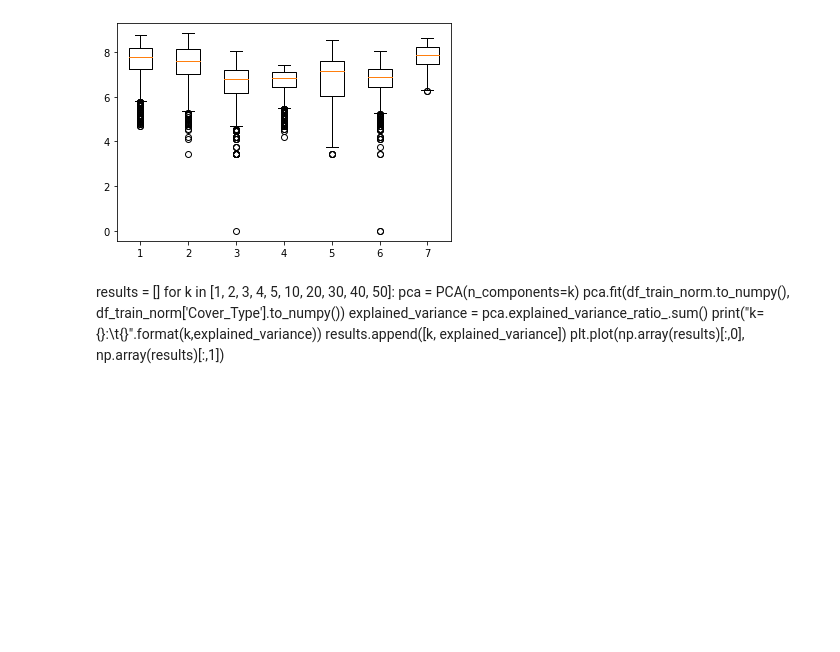
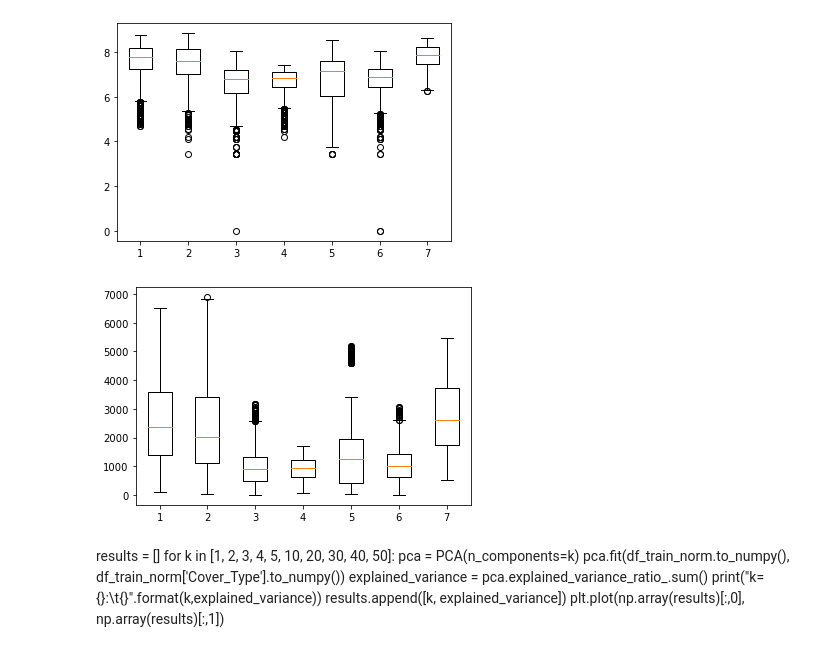
Before and after one commit to vishpillai123/w207_final_project_bwp, a Jupyter notebook: kevin/Project.ipynb, the cells around one changed output. Cells and saved outputs as stored; diff of their text form; code cells hidden in the pictures; blank space fills up the shorter version.

```diff
--- a/kevin/Project.ipynb
+++ b/kevin/Project.ipynb
@@ -74,12 +94,21 @@ df_train_norm[col_normalize] = normalize(df_train[col_normalize])
 # %%
-# l = []
-# for cover in sorted(df_train_norm.Cover_Type.unique()):
-#     l.append( [math.log(v+1) for v,k in zip(df_train_norm['Horizontal_Distance_To_Roadways'],df_train_norm['Cover_Type']) if k==cover]
-#             )
-# plt.boxplot(l)
-# plt.show()
+l = []
+for cover in sorted(df_train_norm.Cover_Type.unique()):
+    l.append( [math.log(v+1) for v,k in zip(df_train_norm['Horizontal_Distance_To_Roadways'],df_train_norm['Cover_Type']) if k==cover]
+            )
+plt.boxplot(l)
+plt.show()
 # %% [output]
 [figure]
+# %%
+l = []
+for cover in sorted(df_train_norm.Cover_Type.unique()):
+    l.append( [v for v,k in zip(df_train_norm['Horizontal_Distance_To_Roadways'],df_train_norm['Cover_Type']) if k==cover]
+            )
+plt.boxplot(l)
+plt.show()
+# %% [output]
+[figure, added]
 # %% [markdown]
 results = []
 for k in [1, 2, 3, 4, 5, 10, 20, 30, 40, 50]:
```
Also changed, not shown: parts of 51 cells of this notebook.
